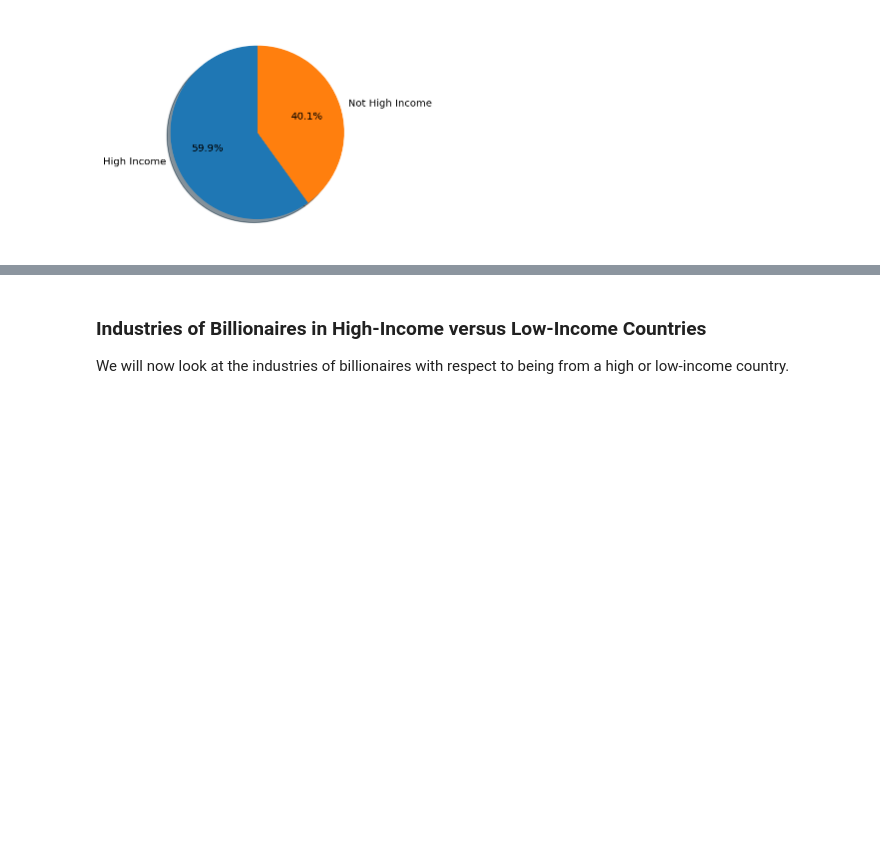
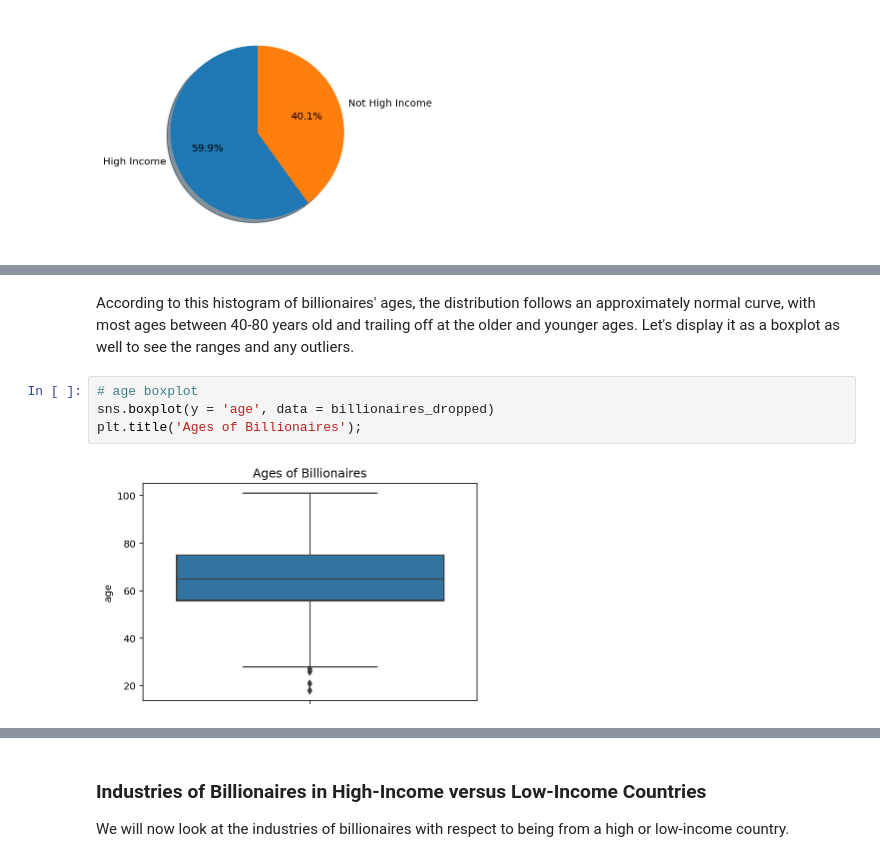
Before and after one commit to jteh188/Billionaires-Statistics-Data-Analysis, a Jupyter notebook: EDACheckpoint_Group026_WI24.ipynb, the cells around one changed output, grey strips where cells are left out. Saved outputs shown, nothing was run; the diff lists cells and outputs as text; blank space fills up the shorter version.

```diff
--- a/EDACheckpoint_Group026_WI24.ipynb
+++ b/EDACheckpoint_Group026_WI24.ipynb
@@ -374,0 +415,8 @@ plt.show()
+# %% [markdown]
+According to this histogram of billionaires' ages, the distribution follows an approximately normal curve, with most ages between 40-80 years old and trailing off at the older and younger ages. Let's display it as a boxplot as well to see the ranges and any outliers.
+# %%
+# age boxplot
+sns.boxplot(y = 'age', data = billionaires_dropped)
+plt.title('Ages of Billionaires');
+# %% [output]
+[figure, added]
```
Also changed, not shown: parts of 15 cells of this notebook.
